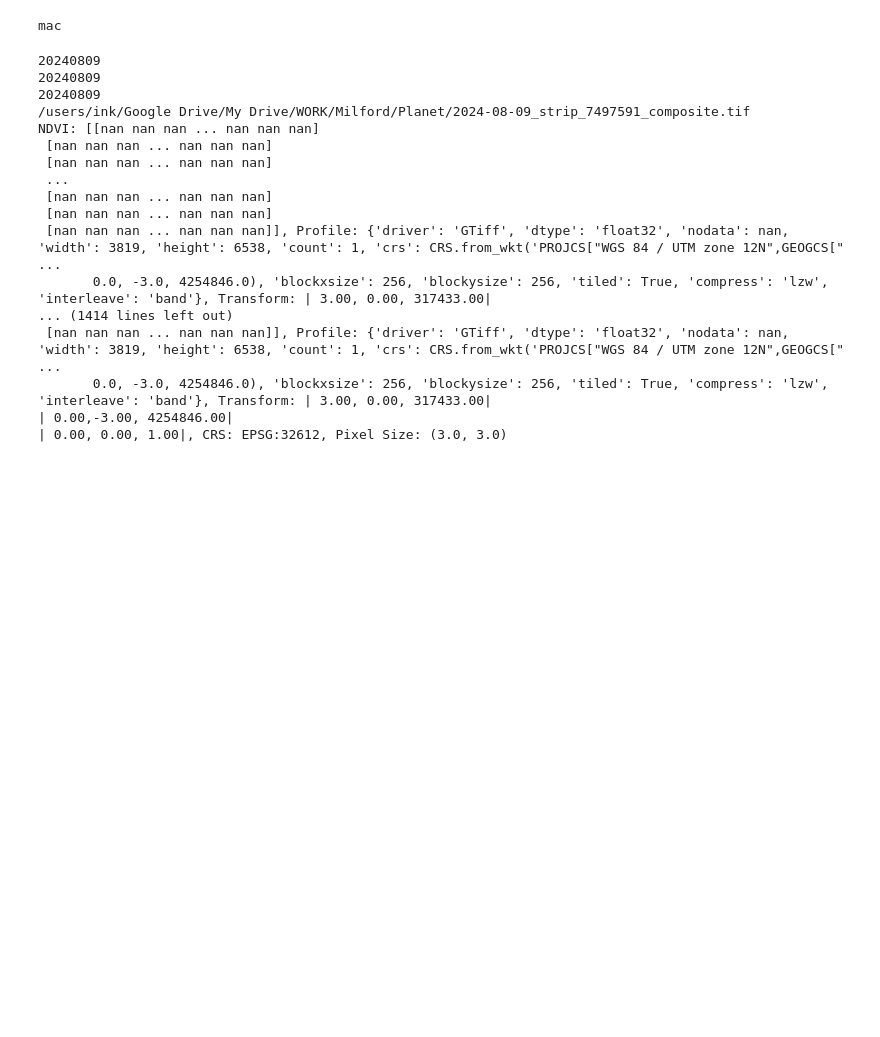
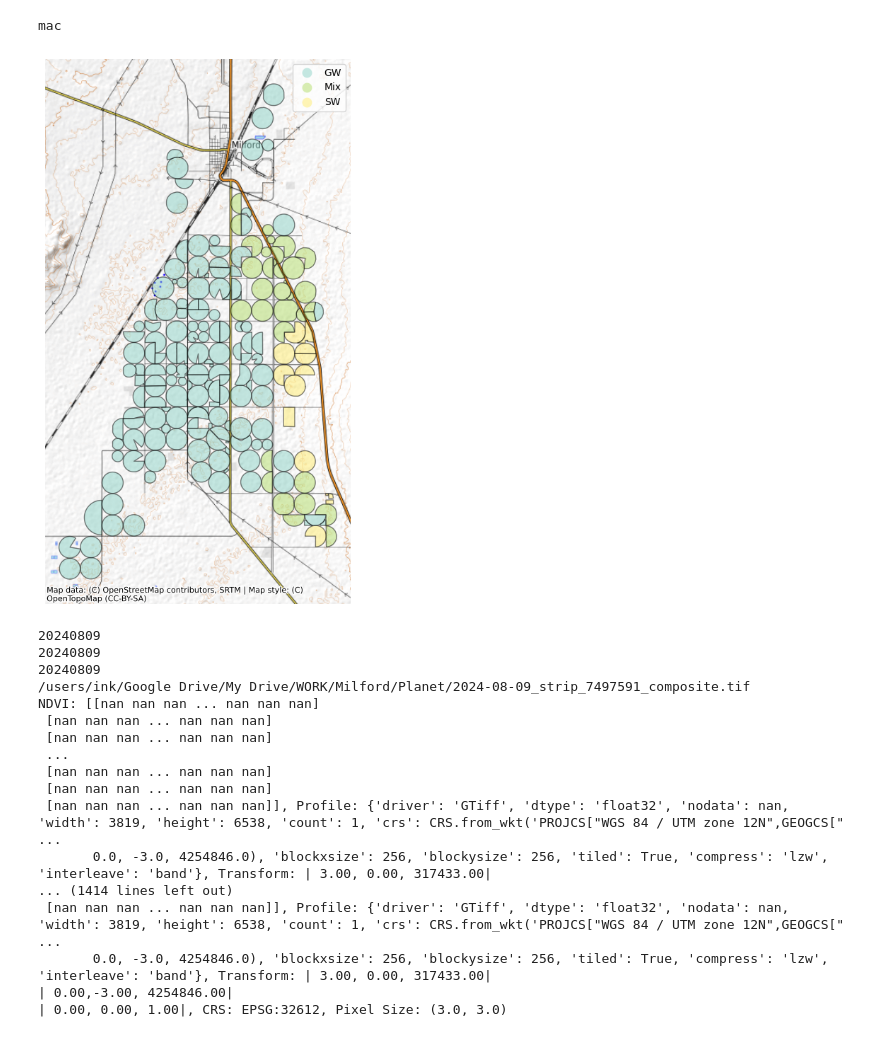
Before and after one commit to inkenbrandt/well_pump, a Jupyter notebook: planet_an.ipynb, the cells around one changed output. Drawn from its saved outputs; the diff is of its cells as text; code cells hidden in the pictures; blank space fills up the shorter version.

```diff
--- a/planet_an.ipynb
+++ b/planet_an.ipynb
@@ -30,3 +36,18 @@ mac
+# %%
+pou = gpd.read_file("pou_ids.gpkg")
+
+#pou.to_file("pou.gpkg")
+fig, ax = plt.subplots(1, 1, figsize=(10, 10))
+pou.to_crs(epsg=3857).plot(ax=ax, alpha=0.5, edgecolor='k',
+                           column='WaterSourc',
+          legend=True,
+          cmap='Set3',
+          figsize=(10,10)) # Plot your GeoDataFrame
+cx.add_basemap(ax, zoom=12, source=cx.providers.OpenTopoMap) # Add the basemap
+ax.set_axis_off() # Optional: Hide the axis labels and ticks
+plt.show()
+# %% [output]
+[figure, added]
 # %%
 def _coeffs_from_xml(xml_path: pathlib.Path) -> dict[int, float]:
     """Return {band_index(1-based): reflectanceCoefficient} from a Planet XML."""
```
Also changed, not shown: parts of 9 cells of this notebook, 16 other files.
